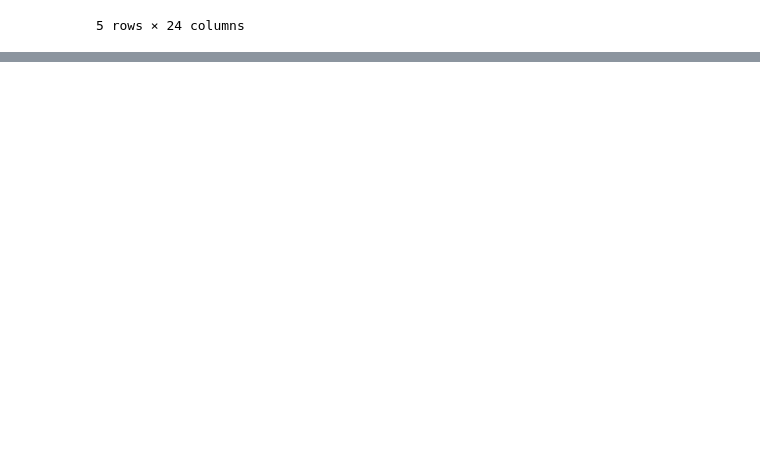
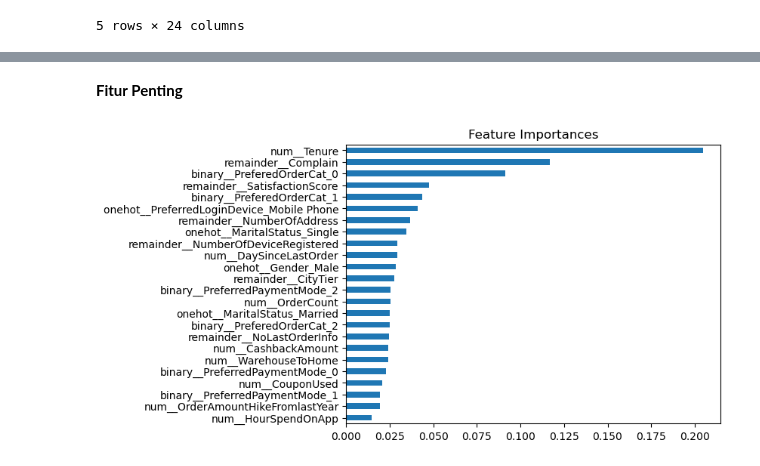
Before and after one commit to Dokaebi20/Finpro_Zetta_11-24, a Jupyter notebook: FinPro.ipynb, the cells around one changed output, grey strips where cells are left out. Cells and saved outputs as stored; diff of their text form; code cells hidden in the pictures; blank space fills up the shorter version.

```diff
--- a/FinPro.ipynb
+++ b/FinPro.ipynb
@@ -1561,6 +1696,6 @@ estimator=Pipeline([
 ])
 # %%
-param_grid = {
+param_distributions={
     'model__n_estimators': [50, 100, 200],  # Jumlah pohon
     'model__max_depth': [None, 10, 20, 30],  # Kedalaman maksimum pohon
     'model__min_samples_split': [2, 5, 10],  # Minimum sampel untuk split
@@ -1569,14 +1704,15 @@ param_grid = {
     'model__random_state': [42]
 }
 # %%
-from sklearn.model_selection import GridSearchCV
 
-grid=GridSearchCV(estimator, param_grid=param_grid, scoring='roc_auc',
-                  cv=StratifiedKFold(n_splits=10, shuffle=True, random_state=42))
+
+random_search=RandomizedSearchCV(estimator, param_distributions=param_distributions, scoring='f1_macro', n_iter=10,
+                                 cv=StratifiedKFold(n_splits=10, shuffle=True, random_state=42))
 # %%
-grid.fit(x_train,y_train)
-print(grid.best_score_)
-print(grid.best_params_)
+# grid.fit(x_train,y_train)
+# print("Best score:", grid.best_score_)
+# print("Best parameters:", grid.best_params_)
 
-print("Best score:", grid.best_score_)
-print("Best parameters:", grid.best_params_)
+random_search.fit(x_train,y_train)
+print(random_search.best_params_)
+print(random_search.best_score_)
@@ -1583,3 +1739,6 @@ print("Best parameters:", grid.best_params_)
 # %%
-best_model=grid.best_estimator_
+#best_model=grid.best_estimator_
+#best_model.fit(x_train, y_train)
+
+best_model=random_search.best_estimator_
 best_model.fit(x_train, y_train)
@@ -1604,4 +1825,8 @@ print('ROC AUC Score Tuned Random Forest:', roc_auc_tuned)
+# %% [markdown]
+**Fitur Penting**
 # %%
-coef1 = pd.Series(best_model['model'].feature_importances_, transformer.get_feature_names_out()).sort_values(ascending = True).tail()
-coef1.plot(kind='barh', title='Feature Importances')
+coef=pd.Series(best_model['model'].feature_importances_, transformer.get_feature_names_out()).sort_values(ascending = True).tail(24)
+coef.plot(kind='barh', title='Feature Importances')
 plt.show()
+# %% [output]
+[figure, added]
```
Also changed, not shown: parts of 60 cells of this notebook.
